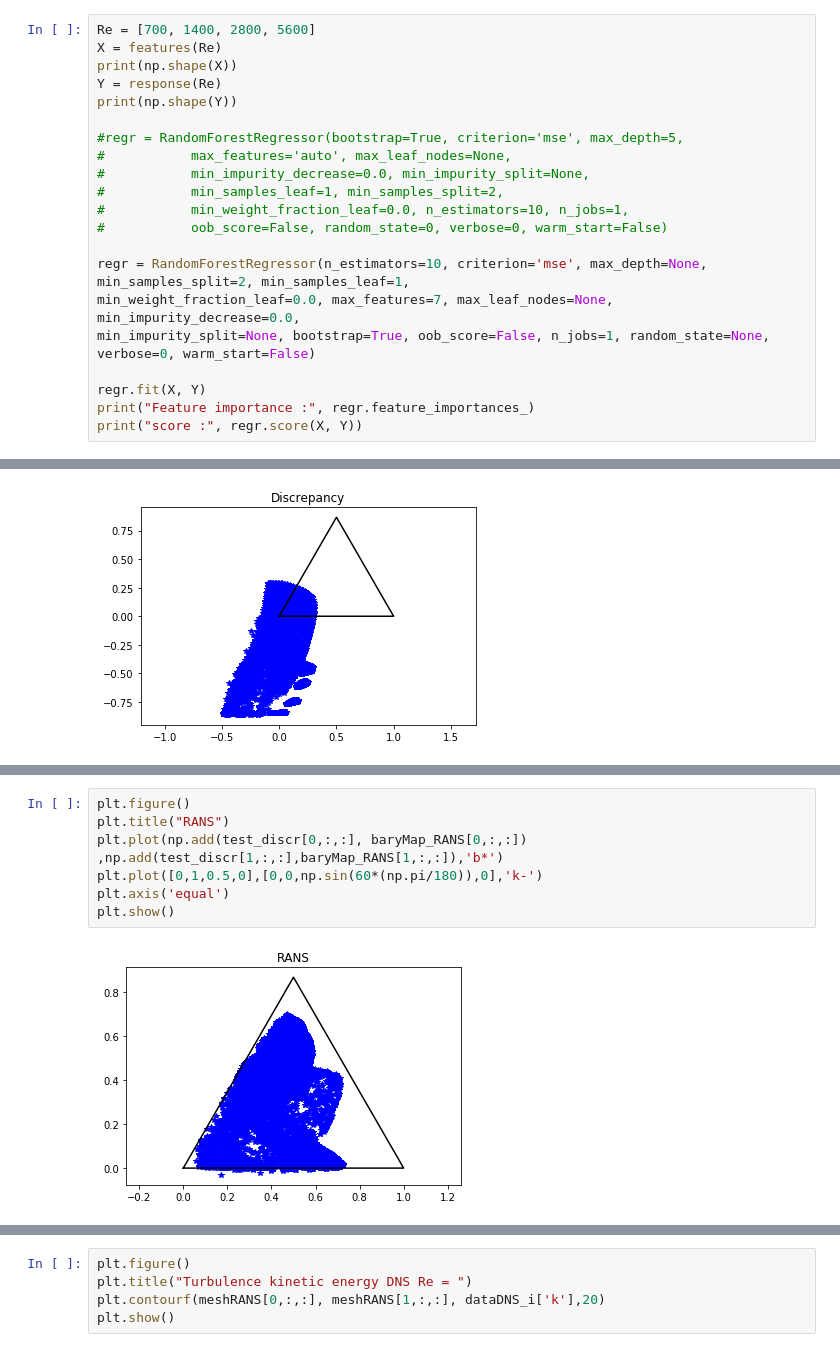
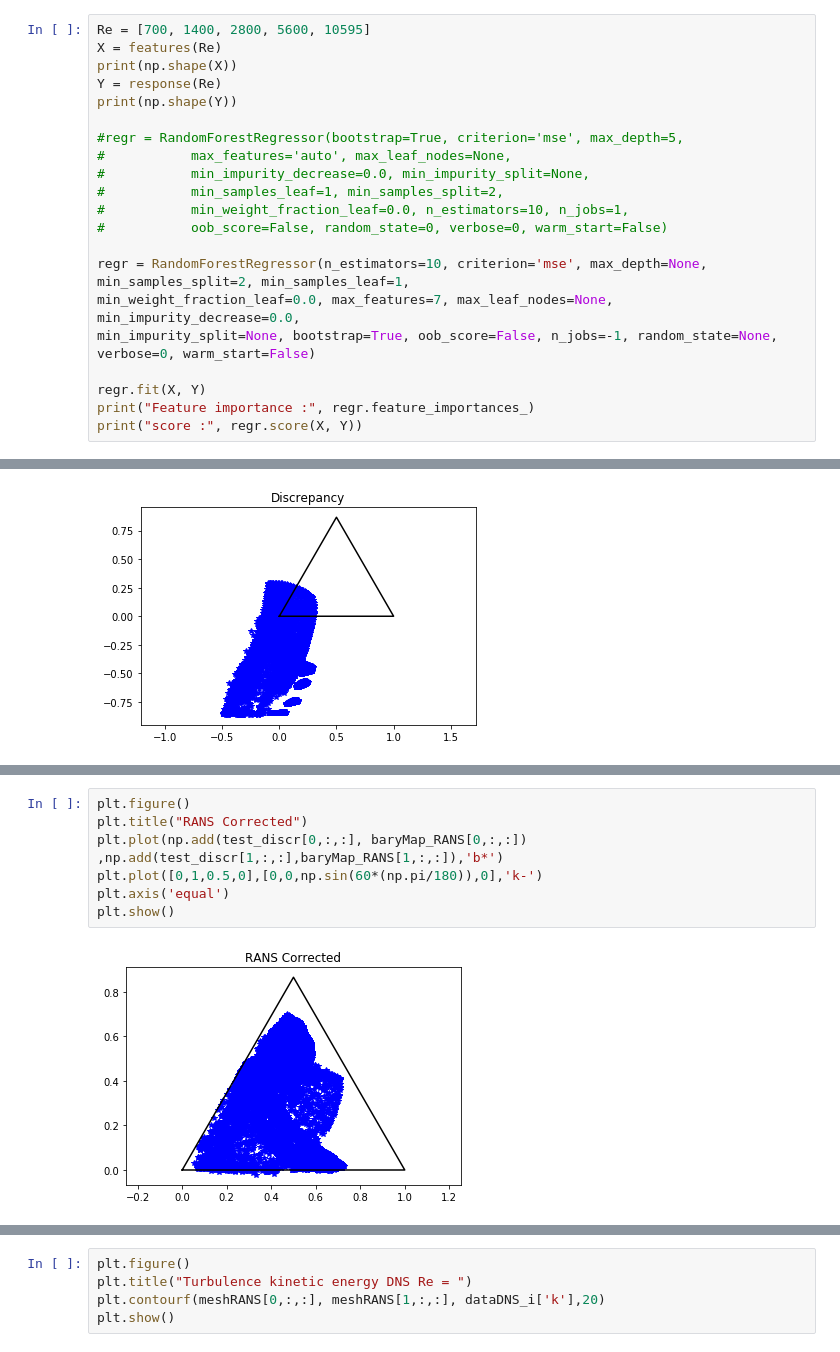
Before and after one commit to JensLangerak/minor-project-turbulence, a Jupyter notebook: RandomForrest Notebook.ipynb, the cells around one changed output, grey strips where cells are left out. Cells and saved outputs as stored; diff of their text form.

```diff
--- a/RandomForrest Notebook.ipynb
+++ b/RandomForrest Notebook.ipynb
@@ -226,7 +226,7 @@ def response(Re, nx_RANS=140, ny_RANS=150):
 # %% [markdown]
 ## Training
 # %%
-Re = [700, 1400, 2800, 5600]
+Re = [700, 1400, 2800, 5600, 10595]
 X = features(Re)
 print(np.shape(X))
 Y = response(Re)
@@ -241,7 +241,7 @@ print(np.shape(Y))
 
 regr = RandomForestRegressor(n_estimators=10, criterion='mse', max_depth=None, min_samples_split=2, min_samples_leaf=1,
 min_weight_fraction_leaf=0.0, max_features=7, max_leaf_nodes=None, min_impurity_decrease=0.0,
-min_impurity_split=None, bootstrap=True, oob_score=False, n_jobs=1, random_state=None,
+min_impurity_split=None, bootstrap=True, oob_score=False, n_jobs=-1, random_state=None,
 verbose=0, warm_start=False)
 
 regr.fit(X, Y)
@@ -381,12 +389,12 @@ plt.show()
 # %%
 plt.figure()
-plt.title("RANS")
+plt.title("RANS Corrected")
 plt.plot(np.add(test_discr[0,:,:], baryMap_RANS[0,:,:]) ,np.add(test_discr[1,:,:],baryMap_RANS[1,:,:]),'b*')
 plt.plot([0,1,0.5,0],[0,0,np.sin(60*(np.pi/180)),0],'k-')
 plt.axis('equal')
 plt.show()
 # %% [output]
-[figure, old version]
+[figure, new version]
 # %%
 plt.figure()
 plt.subplot(211)
```
Also changed, not shown: parts of 7 cells of this notebook.
